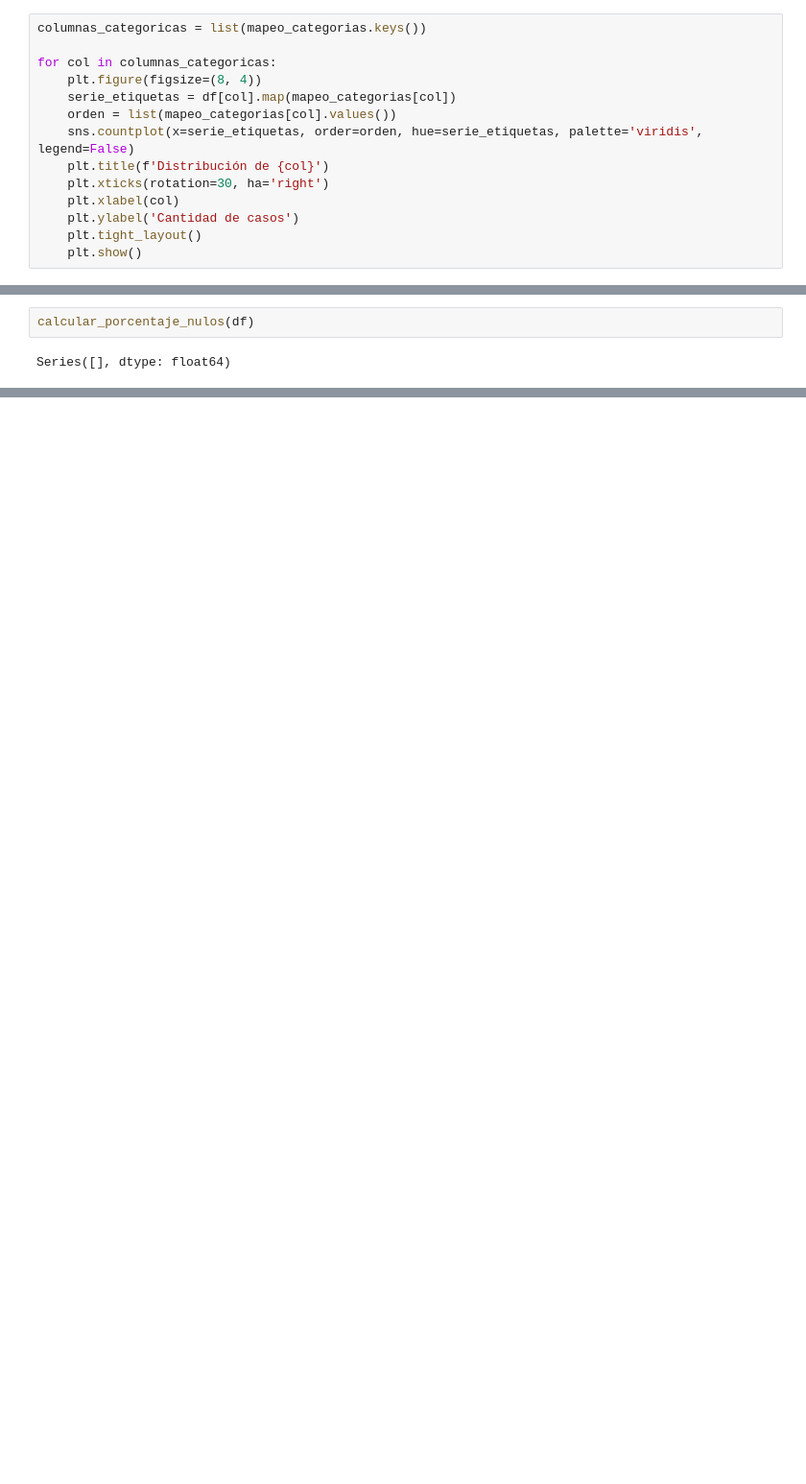
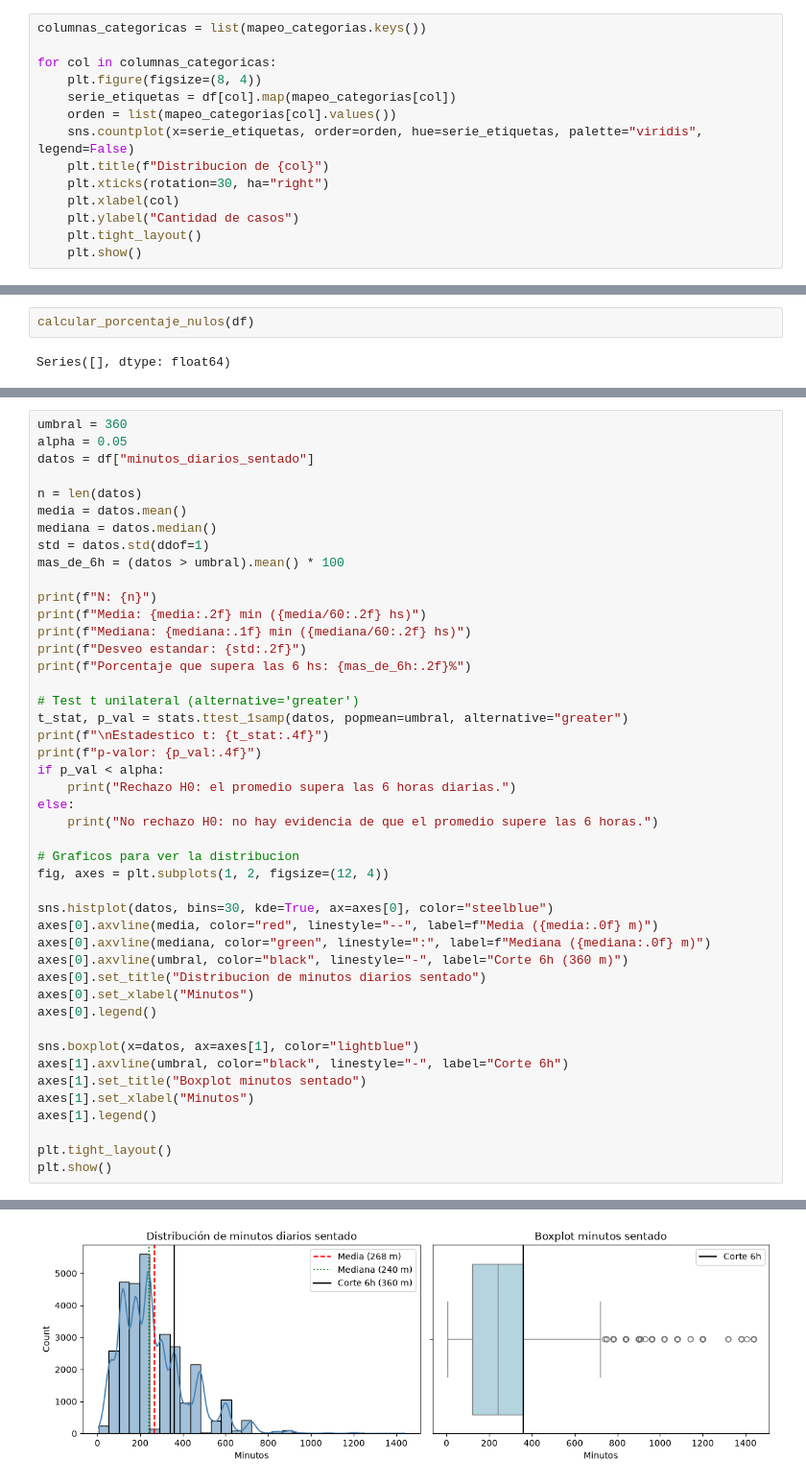
Before and after one commit to Franruaben11/fundamentos-enfr, a Jupyter notebook: analisis_enfr.ipynb, the cells around one changed output, grey strips where cells are left out. Shown at 96% size. Saved outputs shown, nothing was run; the diff lists cells and outputs as text; blank space fills up the shorter version.

```diff
--- a/analisis_enfr.ipynb
+++ b/analisis_enfr.ipynb
@@ -322,11 +323,11 @@ for col in columnas_categoricas:
     plt.figure(figsize=(8, 4))
     serie_etiquetas = df[col].map(mapeo_categorias[col])
     orden = list(mapeo_categorias[col].values())
-    sns.countplot(x=serie_etiquetas, order=orden, hue=serie_etiquetas, palette='viridis', legend=False)
-    plt.title(f'Distribución de {col}')
-    plt.xticks(rotation=30, ha='right')
+    sns.countplot(x=serie_etiquetas, order=orden, hue=serie_etiquetas, palette="viridis", legend=False)
+    plt.title(f"Distribucion de {col}")
+    plt.xticks(rotation=30, ha="right")
     plt.xlabel(col)
-    plt.ylabel('Cantidad de casos')
+    plt.ylabel("Cantidad de casos")
     plt.tight_layout()
     plt.show()
 # %% [output]
@@ -552,0 +570,46 @@ Series([], dtype: float64)
+# %%
+umbral = 360
+alpha = 0.05
+datos = df["minutos_diarios_sentado"]
+
+n = len(datos)
+media = datos.mean()
+mediana = datos.median()
+std = datos.std(ddof=1)
+mas_de_6h = (datos > umbral).mean() * 100
+
+print(f"N: {n}")
+print(f"Media: {media:.2f} min ({media/60:.2f} hs)")
+print(f"Mediana: {mediana:.1f} min ({mediana/60:.2f} hs)")
+print(f"Desveo estandar: {std:.2f}")
+print(f"Porcentaje que supera las 6 hs: {mas_de_6h:.2f}%")
+
+# Test t unilateral (alternative='greater')
+t_stat, p_val = stats.ttest_1samp(datos, popmean=umbral, alternative="greater")
+print(f"\nEstadestico t: {t_stat:.4f}")
+print(f"p-valor: {p_val:.4f}")
+if p_val < alpha:
+    print("Rechazo H0: el promedio supera las 6 horas diarias.")
+else:
+    print("No rechazo H0: no hay evidencia de que el promedio supere las 6 horas.")
+
+# Graficos para ver la distribucion
+fig, axes = plt.subplots(1, 2, figsize=(12, 4))
+
+sns.histplot(datos, bins=30, kde=True, ax=axes[0], color="steelblue")
+axes[0].axvline(media, color="red", linestyle="--", label=f"Media ({media:.0f} m)")
+axes[0].axvline(mediana, color="green", linestyle=":", label=f"Mediana ({mediana:.0f} m)")
+axes[0].axvline(umbral, color="black", linestyle="-", label="Corte 6h (360 m)")
+axes[0].set_title("Distribucion de minutos diarios sentado")
+axes[0].set_xlabel("Minutos")
+axes[0].legend()
+
+sns.boxplot(x=datos, ax=axes[1], color="lightblue")
+axes[1].axvline(umbral, color="black", linestyle="-", label="Corte 6h")
+axes[1].set_title("Boxplot minutos sentado")
+axes[1].set_xlabel("Minutos")
+axes[1].legend()
+
+plt.tight_layout()
+plt.show()
+# %% [output]
@@ -552,0 +625 @@ Series([], dtype: float64)
+[figure, added]
```
Also changed, not shown: parts of 45 cells of this notebook.
